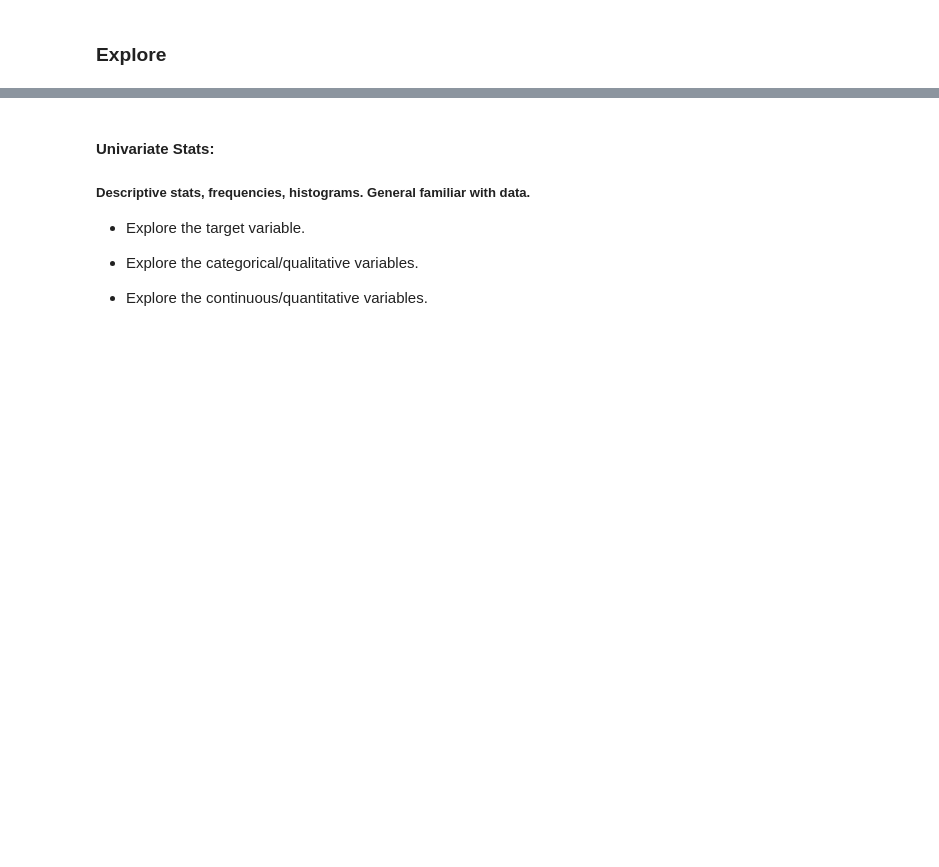
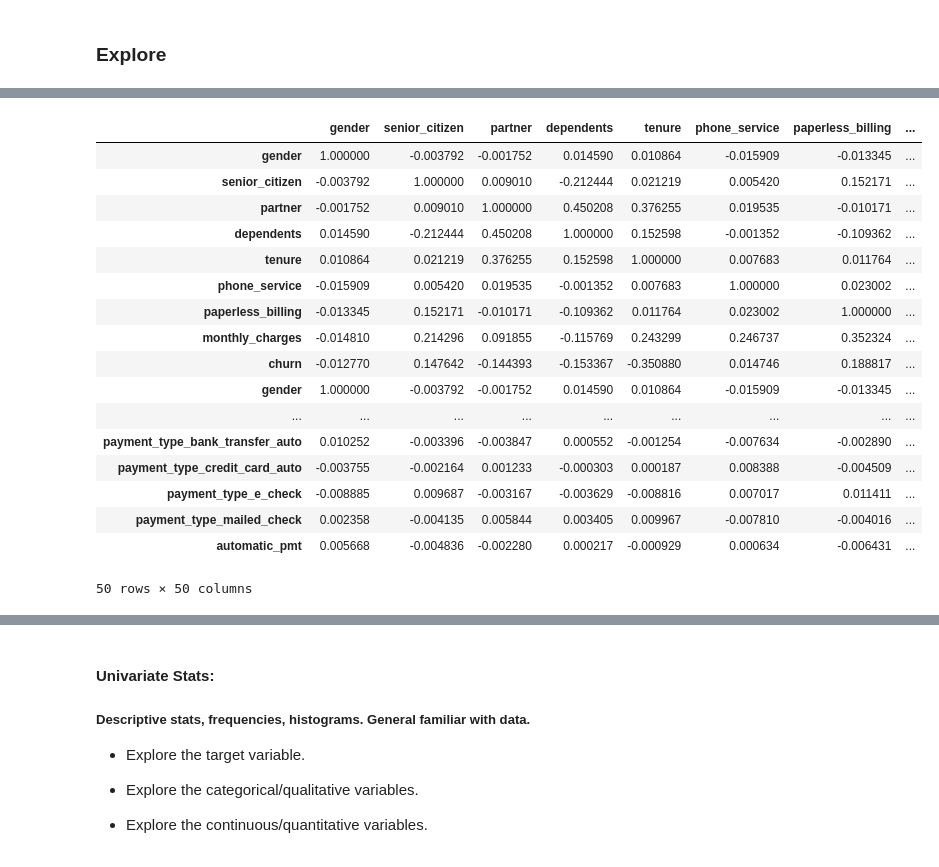
Before and after one commit to veronica-f-reyes/telco_classification_project, a Jupyter notebook: Initial Telco Churn Project Notebook.ipynb, the cells around one changed output, grey strips where cells are left out. Cells and saved outputs as stored; diff of their text form; code cells hidden in the pictures; blank space fills up the shorter version.

```diff
--- a/Initial Telco Churn Project Notebook.ipynb
+++ b/Initial Telco Churn Project Notebook.ipynb
@@ -727,0 +442,23 @@ Alternative Hypothesis:
+# %%
+#find correlation
+telco_correlation_encoded = train_encoded.corr()
+telco_correlation_encoded
+# %% [output]
+|  | gender | senior_citizen | partner | dependents | tenure | phone_service | paperless_billing | ... |
+| gender | 1.000000 | -0.003792 | -0.001752 | 0.014590 | 0.010864 | -0.015909 | -0.013345 | ... |
+| senior_citizen | -0.003792 | 1.000000 | 0.009010 | -0.212444 | 0.021219 | 0.005420 | 0.152171 | ... |
+| partner | -0.001752 | 0.009010 | 1.000000 | 0.450208 | 0.376255 | 0.019535 | -0.010171 | ... |
+| dependents | 0.014590 | -0.212444 | 0.450208 | 1.000000 | 0.152598 | -0.001352 | -0.109362 | ... |
+| tenure | 0.010864 | 0.021219 | 0.376255 | 0.152598 | 1.000000 | 0.007683 | 0.011764 | ... |
+| phone_service | -0.015909 | 0.005420 | 0.019535 | -0.001352 | 0.007683 | 1.000000 | 0.023002 | ... |
+| paperless_billing | -0.013345 | 0.152171 | -0.010171 | -0.109362 | 0.011764 | 0.023002 | 1.000000 | ... |
+| monthly_charges | -0.014810 | 0.214296 | 0.091855 | -0.115769 | 0.243299 | 0.246737 | 0.352324 | ... |
+| churn | -0.012770 | 0.147642 | -0.144393 | -0.153367 | -0.350880 | 0.014746 | 0.188817 | ... |
+| gender | 1.000000 | -0.003792 | -0.001752 | 0.014590 | 0.010864 | -0.015909 | -0.013345 | ... |
+| ... | ... | ... | ... | ... | ... | ... | ... | ... |
+| payment_type_bank_transfer_auto | 0.010252 | -0.003396 | -0.003847 | 0.000552 | -0.001254 | -0.007634 | -0.002890 | ... |
+| payment_type_credit_card_auto | -0.003755 | -0.002164 | 0.001233 | -0.000303 | 0.000187 | 0.008388 | -0.004509 | ... |
+| payment_type_e_check | -0.008885 | 0.009687 | -0.003167 | -0.003629 | -0.008816 | 0.007017 | 0.011411 | ... |
+| payment_type_mailed_check | 0.002358 | -0.004135 | 0.005844 | 0.003405 | 0.009967 | -0.007810 | -0.004016 | ... |
+| automatic_pmt | 0.005668 | -0.004836 | -0.002280 | 0.000217 | -0.000929 | 0.000634 | -0.006431 | ... |
+50 rows × 50 columns
```
Also changed, not shown: parts of 135 cells of this notebook, 1 other file.
